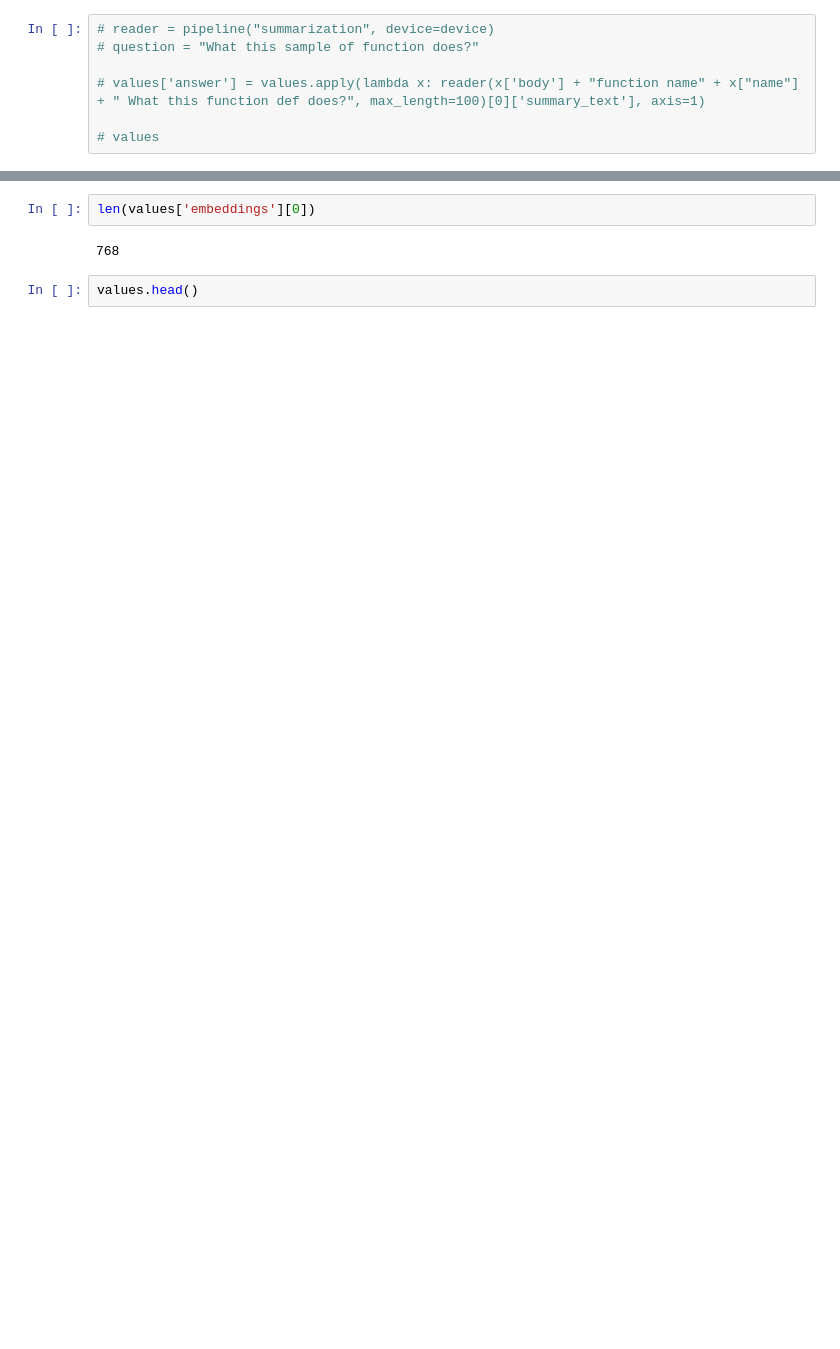
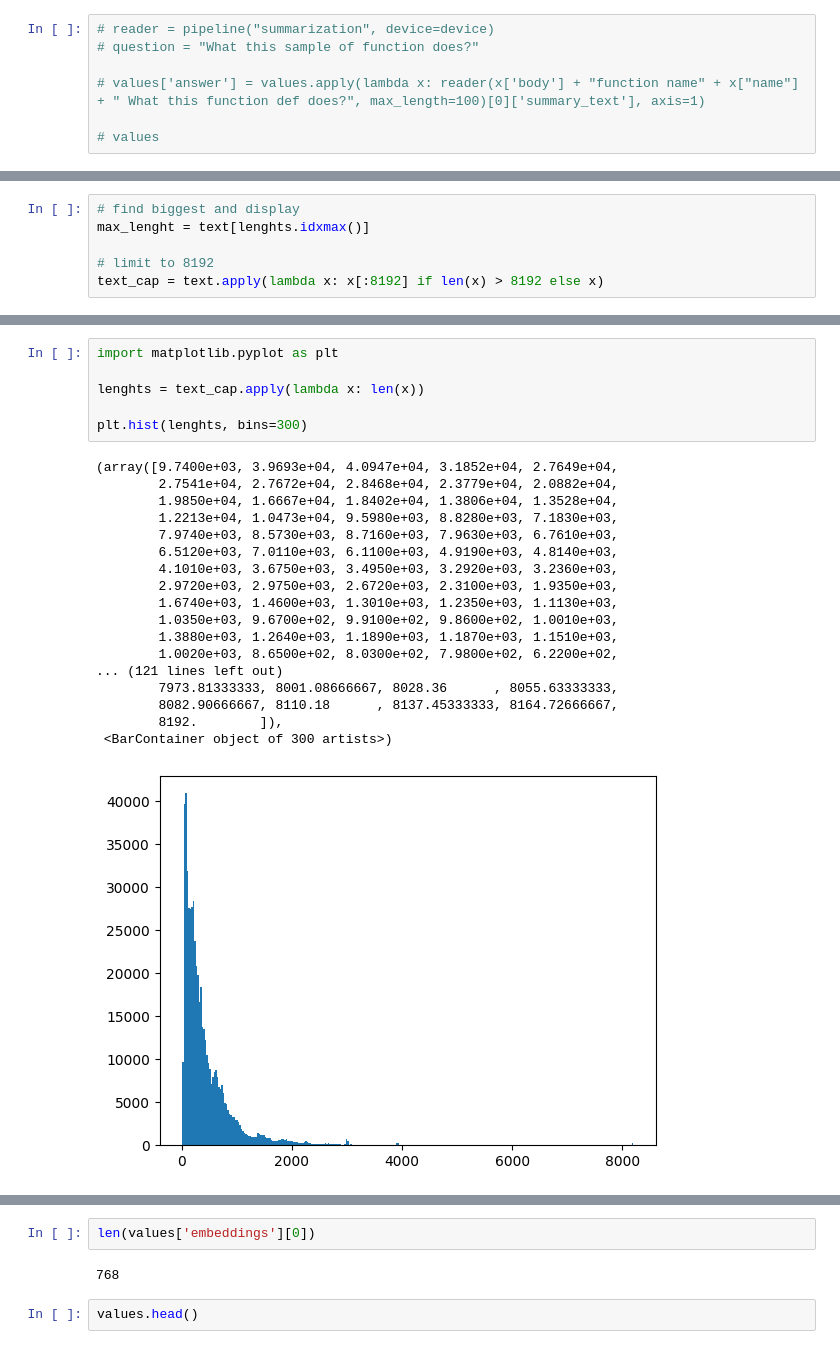
Before and after one commit to Lord225/datamining-on-pypl, a Jupyter notebook: transformers/test-transformers.ipynb, the cells around one changed output, grey strips where cells are left out. Drawn from its saved outputs; the diff is of its cells as text; blank space fills up the shorter version.

```diff
--- a/transformers/test-transformers.ipynb
+++ b/transformers/test-transformers.ipynb
@@ -131,0 +155,6 @@ You should probably TRAIN this model on a down-stream task to be able to use it
+# %%
+# find biggest and display
+max_lenght = text[lenghts.idxmax()]
+
+# limit to 8192
+text_cap = text.apply(lambda x: x[:8192] if len(x) > 8192 else x)
@@ -131,0 +176,25 @@ You should probably TRAIN this model on a down-stream task to be able to use it
+# %%
+import matplotlib.pyplot as plt
+
+lenghts = text_cap.apply(lambda x: len(x))
+
+plt.hist(lenghts, bins=300)
+# %% [output]
+(array([9.7400e+03, 3.9693e+04, 4.0947e+04, 3.1852e+04, 2.7649e+04,
+        2.7541e+04, 2.7672e+04, 2.8468e+04, 2.3779e+04, 2.0882e+04,
+        1.9850e+04, 1.6667e+04, 1.8402e+04, 1.3806e+04, 1.3528e+04,
+        1.2213e+04, 1.0473e+04, 9.5980e+03, 8.8280e+03, 7.1830e+03,
+        7.9740e+03, 8.5730e+03, 8.7160e+03, 7.9630e+03, 6.7610e+03,
+        6.5120e+03, 7.0110e+03, 6.1100e+03, 4.9190e+03, 4.8140e+03,
+        4.1010e+03, 3.6750e+03, 3.4950e+03, 3.2920e+03, 3.2360e+03,
+        2.9720e+03, 2.9750e+03, 2.6720e+03, 2.3100e+03, 1.9350e+03,
+        1.6740e+03, 1.4600e+03, 1.3010e+03, 1.2350e+03, 1.1130e+03,
+        1.0350e+03, 9.6700e+02, 9.9100e+02, 9.8600e+02, 1.0010e+03,
+        1.3880e+03, 1.2640e+03, 1.1890e+03, 1.1870e+03, 1.1510e+03,
+        1.0020e+03, 8.6500e+02, 8.0300e+02, 7.9800e+02, 6.2200e+02,
+... (121 lines left out)
+        7973.81333333, 8001.08666667, 8028.36      , 8055.63333333,
+        8082.90666667, 8110.18      , 8137.45333333, 8164.72666667,
+        8192.        ]),
+ <BarContainer object of 300 artists>)
+[figure, added]
```
Also changed, not shown: parts of 13 cells of this notebook, 6 other files.
